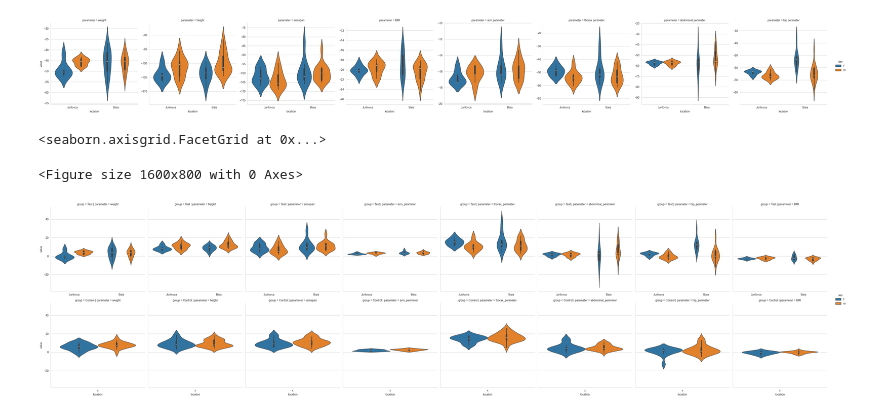
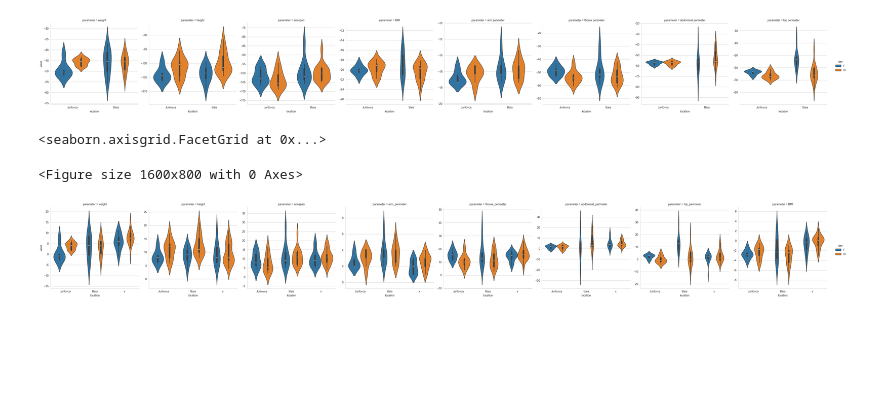
Before and after one commit to subthalamic/subthalamic, a Jupyter notebook: obesity/perim2.ipynb, the cells around one changed output. Saved outputs shown, nothing was run; the diff lists cells and outputs as text; code cells hidden in the pictures; blank space fills up the shorter version.

```diff
--- a/obesity/perim2.ipynb
+++ b/obesity/perim2.ipynb
@@ -38,7 +38,7 @@ m.columns = ['ID', 'group', 'sex', 'birth_year', 'chol_init', 'chol_final',
        'abdominal_fold_init', 'subscapular_fold_final',
        'subscapular_fold_init']
 # %%
-m.insert(1, 'location', 'x')
+m.insert(1, 'location', 'Cerna')
 # %%
 m.loc[m.group=='Test', 'location'] = pd.read_csv('spirometrie.csv')['Group (school)']
 # %%
@@ -268,9 +253,0 @@ mp.loc[mp.time!='difference']
-# %%
-sns.set_style("whitegrid")
-mpl.pyplot.figure(figsize=(16,8))
-sns.violinplot(data=mp.loc[mp.time!='difference'], x='sex', y='tricipital fold', hue='time', hue_order=['initial test', 'final test'])
-#sns.stripplot(data=mp.loc[mp.time!='difference'], x='sex', y='tricipital fold', hue='time', hue_order=['initial test', 'final test'], palette='blend:#FF0,#00F',
-#              size=4, dodge=True, edgecolor='black', linewidth=0.3, jitter=0.2, legend=False)
-#sns.move_legend(ax, "upper left")
-#plt.savefig('tri_unsplit.pdf')
-#plt.savefig('tri_unsplit.svg')
@@ -279,9 +253,0 @@ sns.violinplot(data=mp.loc[mp.time!='difference'], x='sex', y='tricipital fold',
-# %%
-sns.set_style("whitegrid")
-mpl.pyplot.figure(figsize=(16,8))
-sns.violinplot(data=mp.loc[mp.time!='difference'], x='sex', y='abdominal fold', hue='time', hue_order=['initial test', 'final test'])
-#sns.stripplot(data=mp.loc[mp.time!='difference'], x='sex', y='abdominal fold', hue='time', hue_order=['initial test', 'final test'], palette='blend:#FF0,#00F',
-#              size=4, dodge=True, edgecolor='black', linewidth=0.3, jitter=0.2, legend=False)
-#sns.move_legend(ax, "upper left")
-#plt.savefig('abdf_unsplit.pdf')
-#plt.savefig('abdf_unsplit.svg')
@@ -290,9 +253,0 @@ sns.violinplot(data=mp.loc[mp.time!='difference'], x='sex', y='abdominal fold',
-# %%
-sns.set_style("whitegrid")
-mpl.pyplot.figure(figsize=(16,8))
-sns.violinplot(data=mp.loc[mp.time!='difference'], x='sex', y='subscapular fold', hue='time', hue_order=['initial test', 'final test'])
-#sns.stripplot(data=mp.loc[mp.time!='difference'], x='sex', y='subscapular fold', hue='time', hue_order=['initial test', 'final test'], palette='blend:#FF0,#00F',
-#              size=4, dodge=True, edgecolor='black', linewidth=0.3, jitter=0.2, legend=False)
-#sns.move_legend(ax, "upper left")
-#plt.savefig('ss_unsplit.pdf')
-#plt.savefig('ss_unsplit.svg')
@@ -309,12 +262,13 @@ sns.catplot(data=mpscm.loc[mpscm.time=='difference'], x='location', y='value', c
 <Figure size 1600x800 with 0 Axes>
 [figure]
 # %%
-sns.set_style("whitegrid")
+sns.set_style("whitegrid")            #Control vs Test
 mpl.pyplot.figure(figsize=(16,8))
-sns.catplot(data=mm.loc[mm.time=='difference'], x='location', y='value', row='group', col='parameter', hue='sex',
-            sharex=False, sharey=True,
+sns.catplot(data=mm.loc[mm.time=='difference'], x='location', y='value', col='parameter', hue='sex',
+            sharex=False, sharey=False,
             kind='violin', inner='box', split=False)
+#plt.savefig('perim-ctrlvstest-detailed2.pdf')
 # %% [output]
 <seaborn.axisgrid.FacetGrid at 0x...>
 <Figure size 1600x800 with 0 Axes>
-[figure, old version]
+[figure, new version]
```
Also changed, not shown: parts of 21 cells of this notebook.
